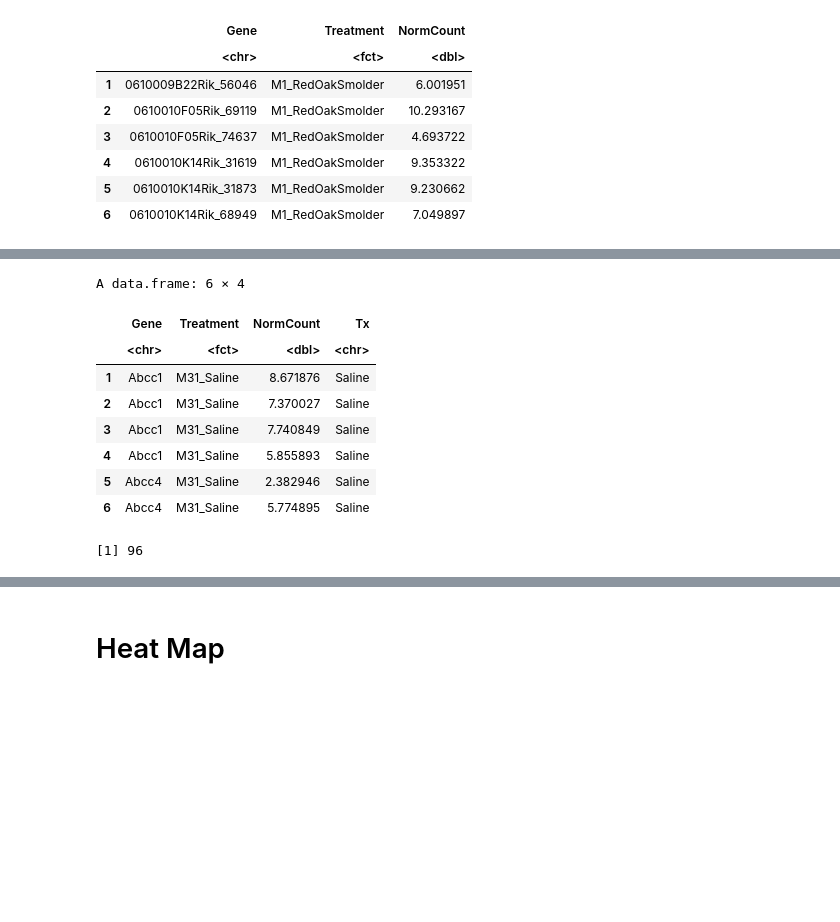
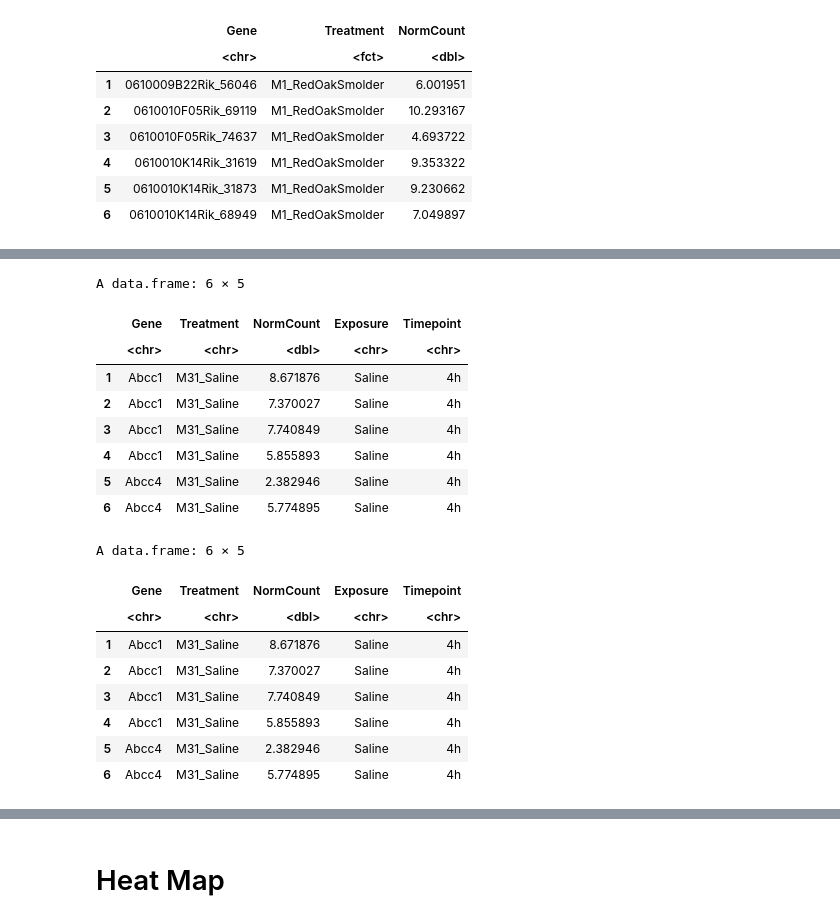
Before and after one commit to Ragerlab/P1013.-Microbiome-Peanut-Allergy, a Jupyter notebook: Gene Expression Heat Map.ipynb, the cells around one changed output, grey strips where cells are left out. Saved outputs shown, nothing was run; the diff lists cells and outputs as text; code cells hidden in the pictures; blank space fills up the shorter version.

```diff
--- a/Gene Expression Heat Map.ipynb
+++ b/Gene Expression Heat Map.ipynb
@@ -9,7 +9,9 @@ library(reshape2)
 
 #reading in file
 gene_expression_data = read_csv("022821_NormCounts_pslog2_RUV.csv")
+gene_expression_key = read_csv("MouseToxicology.csv")
 pathway_mRNAs = data.frame(read_excel("FlamingPeat_4h_pathwaymRNAs_020322.xlsx"))
+gene_signficance_df = data.frame(read_excel("gene_expression_significance_020422.xlsx"))
 # %% [output]
 ── Attaching packages ─────────────────────────────────────── tidyverse 1.3.0 ──
 
@@ -66,3 +90,8 @@ A data.frame: 6 × 3
 | 4 | 0610010K14Rik_31619 | M1_RedOakSmolder | 9.353322 |
 | 5 | 0610010K14Rik_31873 | M1_RedOakSmolder | 9.230662 |
 | 6 | 0610010K14Rik_68949 | M1_RedOakSmolder | 7.049897 |
+# %%
+#now will combine the gene expression dataset with the key to filter for samples that were exposed for 4h
+gene_expression_key = gene_expression_key %>%
+    mutate(Treatment = paste(MouseID,Exposure, sep = "_"))
+head(gene_expression_key)
@@ -68,0 +117,4 @@ A data.frame: 6 × 3
+# %%
+gene_expression_data = inner_join(gene_expression_data, gene_expression_key %>%
+         select(Exposure, Timepoint, Treatment))
+head(gene_expression_data)
@@ -69,27 +132,45 @@ A data.frame: 6 × 3
 # %%
 pathway_peatflame_df = gene_expression_data %>%
     #removing exposures that aren't peat flame or saline
-    filter(grepl("PeatFlame", Treatment) | grepl("Saline", Treatment)) %>%
+    filter(Exposure == "PeatFlame" | Exposure == "Saline") %>%
     #removing heart samples
     filter(!grepl("MH", Treatment)) %>%
+    #only keeping 4h timepoints
+    filter(Timepoint == "4h") %>%
     #removing extra numbers after the underscore to make the next step easier
     separate(Gene, c("Gene", NA), sep = "_") %>%
-    filter(tolower(Gene) %in% tolower(pathway_mRNAs$Gene)) %>%
-    #adding another column that specifies only the treatment that will become useful later
-    mutate(Tx = ifelse(grepl("Saline", Treatment), "Saline", "Peat Flame"))
+    filter(tolower(Gene) %in% tolower(pathway_mRNAs$Gene))
 
 head(pathway_peatflame_df)
 
-#number of genes in our pathways of interest that will be in the final df
-length(unique(pathway_peatflame_df$Gene))
+pathway_redoakflame_df = gene_expression_data %>%
+    #removing exposures that aren't red oak flame or saline
+    filter(Exposure == "RedOakFlame" | Exposure == "Saline") %>%
+    #removing heart samples
+    filter(!grepl("MH", Treatment)) %>%
+    #only keeping 4h timepoints
+    filter(Timepoint == "4h") %>%
+    #removing extra numbers after the underscore to make the next step easier
+    separate(Gene, c("Gene", NA), sep = "_") %>%
+    filter(tolower(Gene) %in% tolower(pathway_mRNAs$Gene))
+
+head(pathway_redoakflame_df)
 # %% [output]
-A data.frame: 6 × 4
+A data.frame: 6 × 5
-|  | Gene | Treatment | NormCount | Tx |
-|  | <chr> | <fct> | <dbl> | <chr> |
-| 1 | Abcc1 | M31_Saline | 8.671876 | Saline |
-| 2 | Abcc1 | M31_Saline | 7.370027 | Saline |
-| 3 | Abcc1 | M31_Saline | 7.740849 | Saline |
-| 4 | Abcc1 | M31_Saline | 5.855893 | Saline |
-| 5 | Abcc4 | M31_Saline | 2.382946 | Saline |
-| 6 | Abcc4 | M31_Saline | 5.774895 | Saline |
+|  | Gene | Treatment | NormCount | Exposure | Timepoint |
+|  | <chr> | <chr> | <dbl> | <chr> | <chr> |
+| 1 | Abcc1 | M31_Saline | 8.671876 | Saline | 4h |
+| 2 | Abcc1 | M31_Saline | 7.370027 | Saline | 4h |
+| 3 | Abcc1 | M31_Saline | 7.740849 | Saline | 4h |
+| 4 | Abcc1 | M31_Saline | 5.855893 | Saline | 4h |
+| 5 | Abcc4 | M31_Saline | 2.382946 | Saline | 4h |
+| 6 | Abcc4 | M31_Saline | 5.774895 | Saline | 4h |
-[1] 96
+A data.frame: 6 × 5
+|  | Gene | Treatment | NormCount | Exposure | Timepoint |
+|  | <chr> | <chr> | <dbl> | <chr> | <chr> |
+| 1 | Abcc1 | M31_Saline | 8.671876 | Saline | 4h |
+| 2 | Abcc1 | M31_Saline | 7.370027 | Saline | 4h |
+| 3 | Abcc1 | M31_Saline | 7.740849 | Saline | 4h |
+| 4 | Abcc1 | M31_Saline | 5.855893 | Saline | 4h |
+| 5 | Abcc4 | M31_Saline | 2.382946 | Saline | 4h |
+| 6 | Abcc4 | M31_Saline | 5.774895 | Saline | 4h |
```
Also changed, not shown: parts of 14 cells of this notebook.
